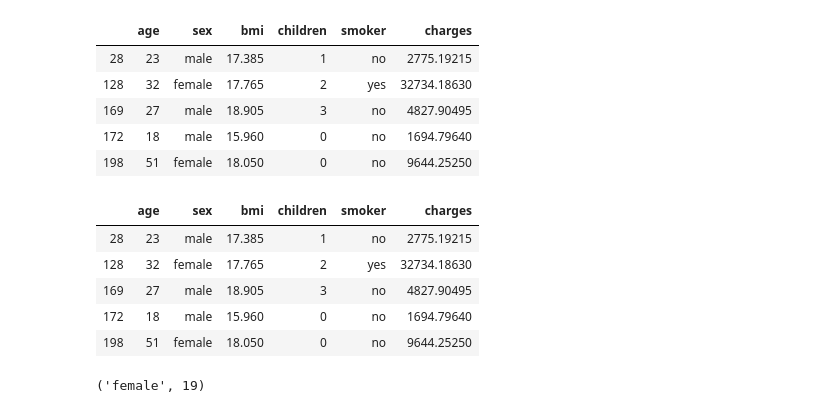
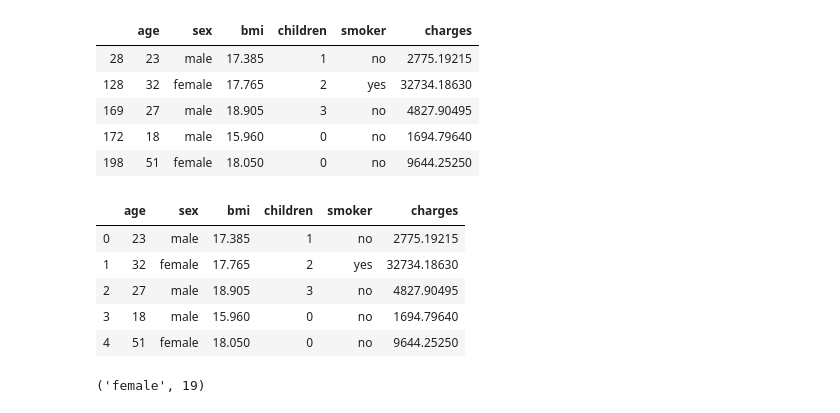
Before and after one commit to akshada30/python_blogs, a Jupyter notebook: Pandas_blog.ipynb, the cells around one changed output. Saved outputs shown, nothing was run; the diff lists cells and outputs as text; code cells hidden in the pictures.

```diff
--- a/Pandas_blog.ipynb
+++ b/Pandas_blog.ipynb
@@ -160,15 +160,15 @@ low_bmi.head()
 | 172 | 18 | male | 15.960 | 0 | no | 1694.79640 |
 | 198 | 51 | female | 18.050 | 0 | no | 9644.25250 |
 # %%
-low_bmi.reset_index(drop = True)
+low_bmi.reset_index(drop = True, inplace = True)
 low_bmi.head()
 # %% [output]
 |  | age | sex | bmi | children | smoker | charges |
-| 28 | 23 | male | 17.385 | 1 | no | 2775.19215 |
-| 128 | 32 | female | 17.765 | 2 | yes | 32734.18630 |
-| 169 | 27 | male | 18.905 | 3 | no | 4827.90495 |
-| 172 | 18 | male | 15.960 | 0 | no | 1694.79640 |
-| 198 | 51 | female | 18.050 | 0 | no | 9644.25250 |
+| 0 | 23 | male | 17.385 | 1 | no | 2775.19215 |
+| 1 | 32 | female | 17.765 | 2 | yes | 32734.18630 |
+| 2 | 27 | male | 18.905 | 3 | no | 4827.90495 |
+| 3 | 18 | male | 15.960 | 0 | no | 1694.79640 |
+| 4 | 51 | female | 18.050 | 0 | no | 9644.25250 |
 # %%
 low_bmi.groupby(['sex'])['age'].value_counts().idxmax()
 # %% [output]
```
